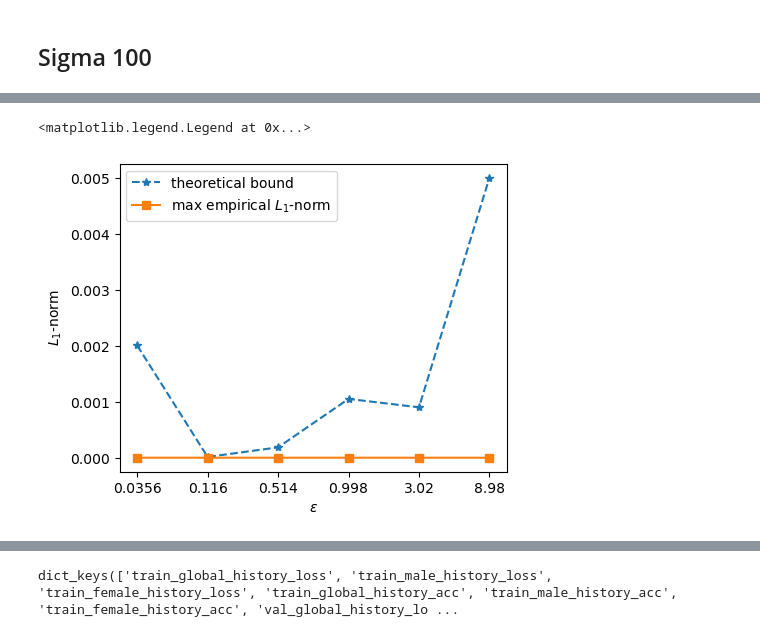
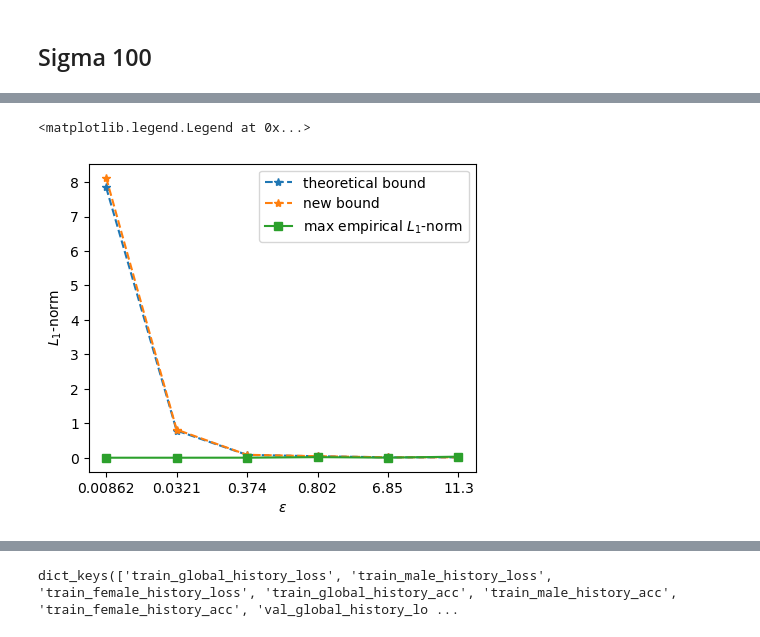
Before and after one commit to khangtran2020/FairDP, a Jupyter notebook: Error_Analysis.ipynb, the cells around one changed output, grey strips where cells are left out. Drawn from its saved outputs; the diff is of its cells as text; code cells hidden in the pictures.

```diff
--- a/Error_Analysis.ipynb
+++ b/Error_Analysis.ipynb
@@ -128,14 +54,22 @@ def bound(noise_scale, clip):
 # bound = 0.001*(2*1 + 8*1**2*1**2)/2
+# %%
+def new_bound(t, clip):
+    return 0.1*(2*clip+t)/2
+# bound = 0.001*(2*1 + 8*1**2*1**2)/2
 # %%
 bd = []
-for i, n in enumerate(noise_scale):
-    bd.append(bound(n, clipping[i]))
+for i, n in enumerate(t):
+    bd.append(bound(n, 0.04))
+# %%
+new_bd = []
+for i, n in enumerate(r):
+    new_bd.append(new_bound(n, 0.04))
 # %%
 max_deviation = []
-for file in fil:
+for file in file_name:
     with open('{}{}'.format(file_path,file), 'rb') as f:
         res = pickle.load(f)
-        print(res.keys())
+        # print(res.keys())
         max_deviation.append(max(res['male_norm'][-1], res['female_norm'][-1]))
         # if res['male'][-1] > best_performance:
         #     best_performance = res['test_history_acc'][-1]
@@ -151,11 +78,12 @@ dict_keys(['train_male_history_loss', 'train_female_history_loss', 'train_male_h
 # %%
 # eps = [0.5, 1.0, 2.0, 5.0]
 plt.plot(range(len(epsilon)), bd, '--*', label='theoretical bound')
+plt.plot(range(len(epsilon)), new_bd, '--*', label='new bound')
 plt.plot(range(len(epsilon)), max_deviation, '-s', label=r'max empirical $L_1$-norm')
 plt.ylabel(r'$L_1$-norm')
 plt.xlabel(r'$\epsilon$')
 plt.xticks(range(len(epsilon)), epsilon)
 plt.legend()
 # %% [output]
 <matplotlib.legend.Legend at 0x...>
-[figure, old version]
+[figure, new version]
```
Also changed, not shown: parts of 12 cells of this notebook, 3 other files.
